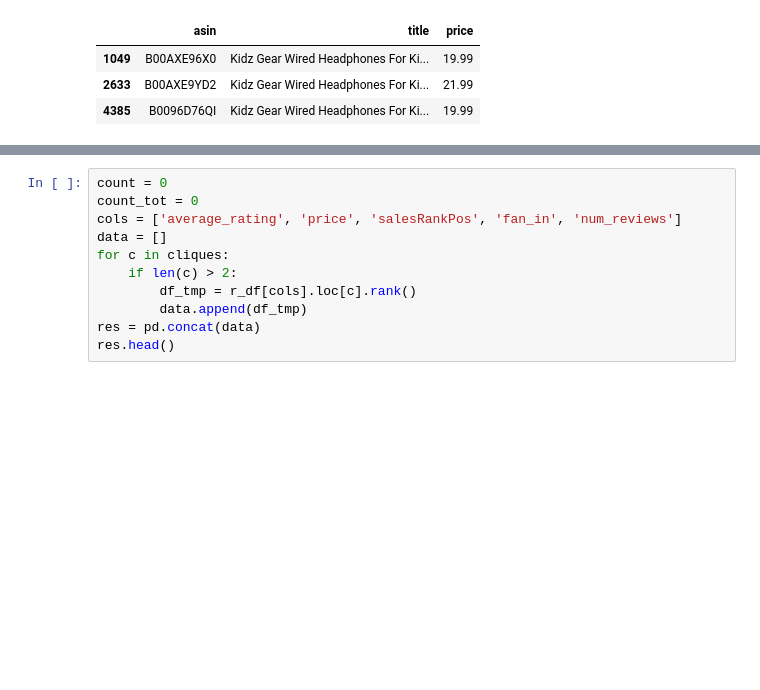
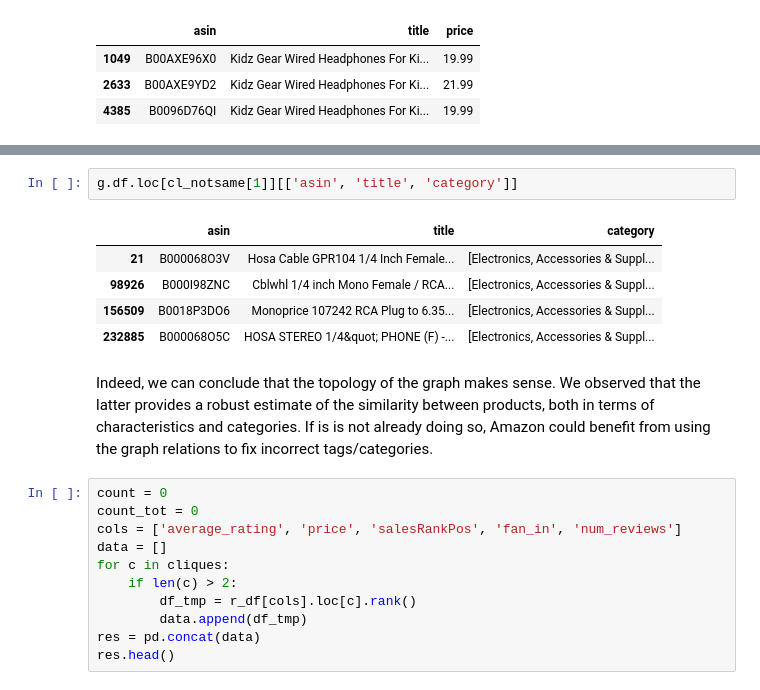
Before and after one commit to tarmeens/ada-homework, a Jupyter notebook: project/Final.ipynb, the cells around one changed output, grey strips where cells are left out. Drawn from its saved outputs; the diff is of its cells as text; blank space fills up the shorter version.

```diff
--- a/project/Final.ipynb
+++ b/project/Final.ipynb
@@ -855,3 +786,13 @@ sc.textFile('data/metadata.json')\
+# %%
+g.df.loc[cl_notsame[1]][['asin', 'title', 'category']]
+# %% [output]
+|  | asin | title | category |
+| 21 | B000068O3V | Hosa Cable GPR104 1/4 Inch Female... | [Electronics, Accessories & Suppl... |
+| 98926 | B000I98ZNC | Cblwhl 1/4 inch Mono Female / RCA... | [Electronics, Accessories & Suppl... |
+| 156509 | B0018P3DO6 | Monoprice 107242 RCA Plug to 6.35... | [Electronics, Accessories & Suppl... |
+| 232885 | B000068O5C | HOSA STEREO 1/4&quot; PHONE (F) -... | [Electronics, Accessories & Suppl... |
+# %% [markdown]
+Indeed, we can conclude that the topology of the graph makes sense. We observed that the latter provides a robust estimate of the similarity between products, both in terms of characteristics and categories. If is is not already doing so, Amazon could benefit from using the graph relations to fix incorrect tags/categories.
 # %%
 count = 0
 count_tot = 0
```
Also changed, not shown: parts of 32 cells of this notebook.
